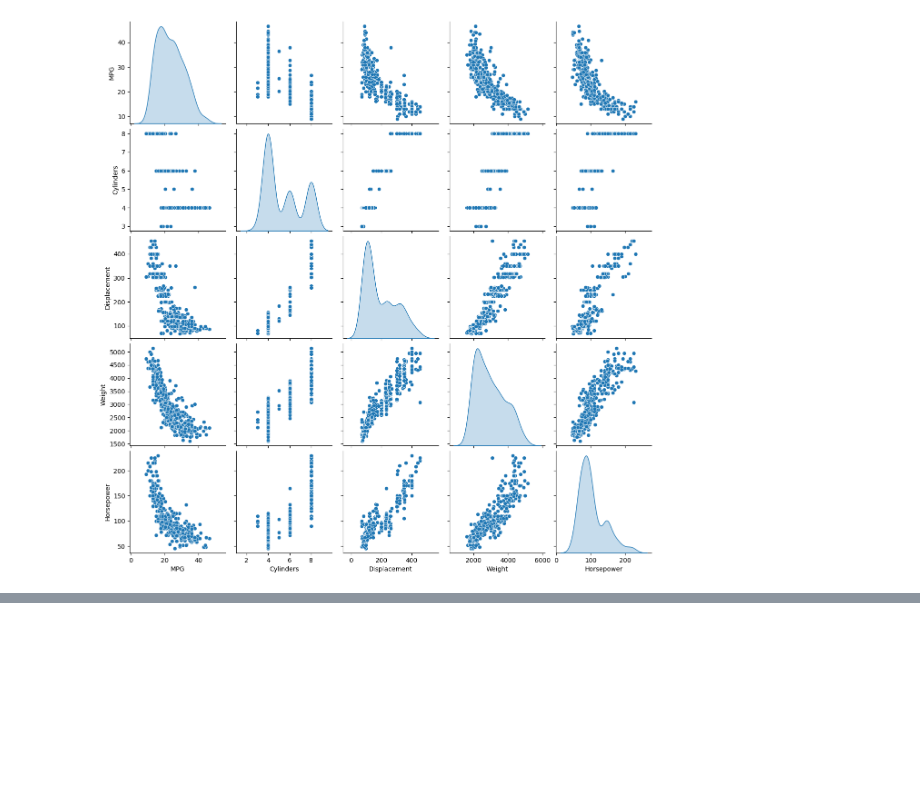
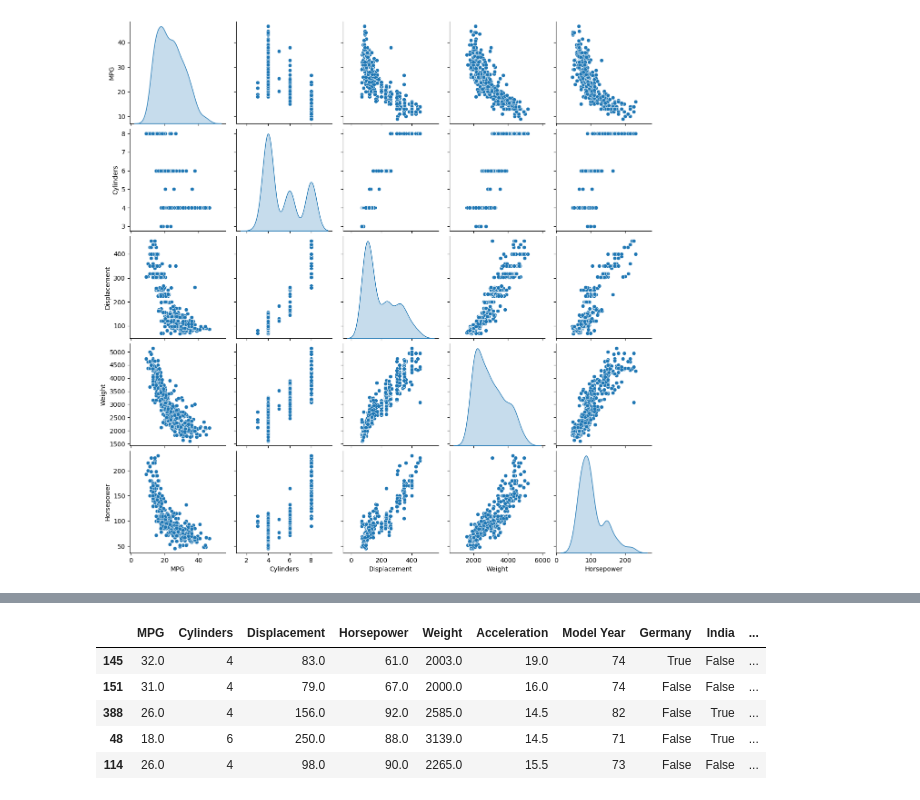
Before and after one commit to jakeisaacs/ML-Project-Auto-MPG, a Jupyter notebook: Notebook_ML_Auto.ipynb, the cells around one changed output, grey strips where cells are left out. Drawn from its saved outputs; the diff is of its cells as text; code cells hidden in the pictures; blank space fills up the shorter version.

```diff
--- a/Notebook_ML_Auto.ipynb
+++ b/Notebook_ML_Auto.ipynb
@@ -110,0 +151,10 @@ sns.pairplot(data[['MPG', 'Cylinders', 'Displacement', 'Weight', 'Horsepower']],
+# %%
+train_set = pd.get_dummies(train_set, prefix='', prefix_sep='')
+train_set.head()
+# %% [output]
+|  | MPG | Cylinders | Displacement | Horsepower | Weight | Acceleration | Model Year | Germany | India | ... |
+| 145 | 32.0 | 4 | 83.0 | 61.0 | 2003.0 | 19.0 | 74 | True | False | ... |
+| 151 | 31.0 | 4 | 79.0 | 67.0 | 2000.0 | 16.0 | 74 | False | False | ... |
+| 388 | 26.0 | 4 | 156.0 | 92.0 | 2585.0 | 14.5 | 82 | False | True | ... |
+| 48 | 18.0 | 6 | 250.0 | 88.0 | 3139.0 | 14.5 | 71 | False | True | ... |
+| 114 | 26.0 | 4 | 98.0 | 90.0 | 2265.0 | 15.5 | 73 | False | False | ... |
```
Also changed, not shown: parts of 6 cells of this notebook.
